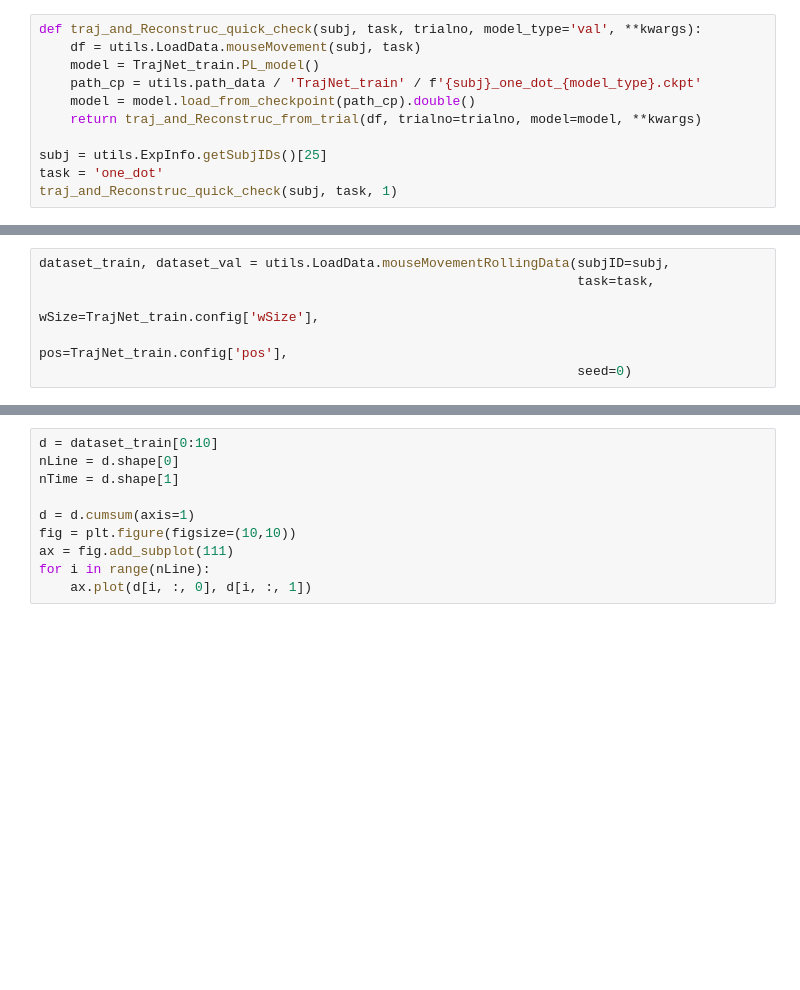
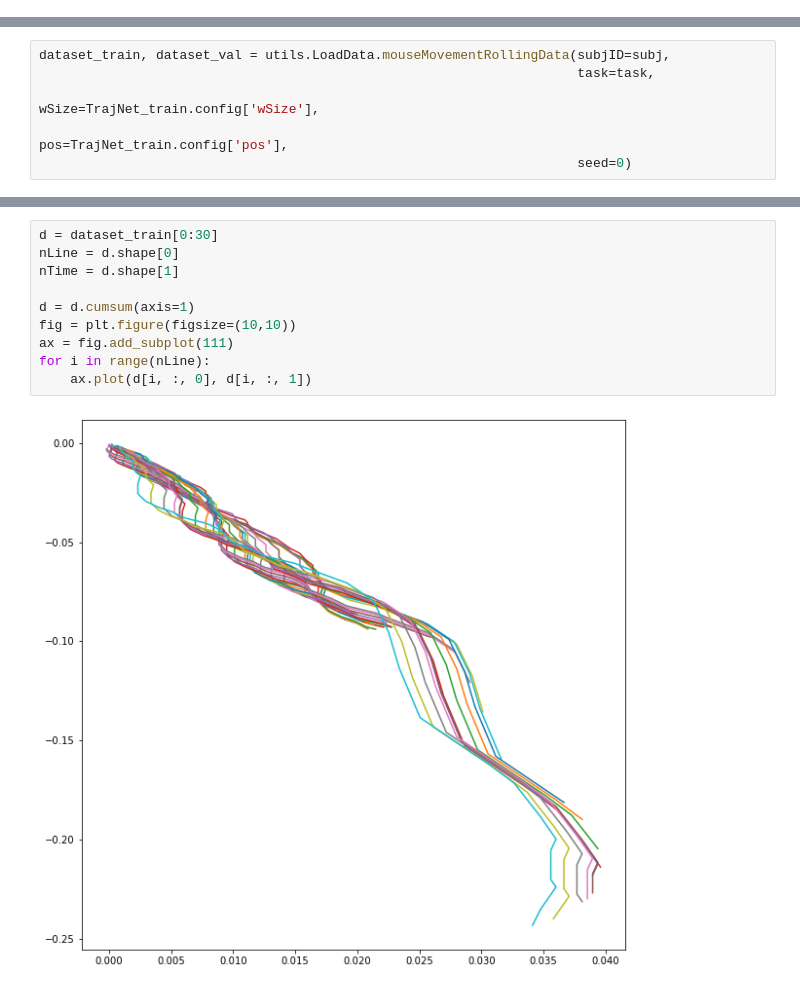
Before and after one commit to acercyc/Keio-Testing_analysis, a Jupyter notebook: src/test_TrajNet_val.ipynb, the cells around one changed output, grey strips where cells are left out. Cells and saved outputs as stored; diff of their text form; blank space fills up the shorter version.

```diff
--- a/src/test_TrajNet_val.ipynb
+++ b/src/test_TrajNet_val.ipynb
@@ -88,11 +15,0 @@ def traj_and_Reconstruc_from_trial(df, trialno, model, wSize=30, **kwargs):
-# %%
-def traj_and_Reconstruc_quick_check(subj, task, trialno, model_type='val', **kwargs):
-    df = utils.LoadData.mouseMovement(subj, task)
-    model = TrajNet_train.PL_model()
-    path_cp = utils.path_data / 'TrajNet_train' / f'{subj}_one_dot_{model_type}.ckpt'
-    model = model.load_from_checkpoint(path_cp).double()
-    return traj_and_Reconstruc_from_trial(df, trialno=trialno, model=model, **kwargs)
-
-subj = utils.ExpInfo.getSubjIDs()[25]
-task = 'one_dot'
-traj_and_Reconstruc_quick_check(subj, task, 1)
@@ -128,13 +52,15 @@ dataset_train, dataset_val = utils.LoadData.mouseMovementRollingData(subjID=subj
 # %%
-d = dataset_train[0:10]
+d = dataset_train[0:30]
 nLine = d.shape[0]
 nTime = d.shape[1]
 
 d = d.cumsum(axis=1)
 fig = plt.figure(figsize=(10,10))
 ax = fig.add_subplot(111)
 for i in range(nLine):
     ax.plot(d[i, :, 0], d[i, :, 1])
+# %% [output]
+[figure, added]
 # %%
 d = dataset_train[range(0, 1000, 100)]
 d = d.cumsum(axis=1)
```
Also changed, not shown: parts of 10 cells of this notebook, 10 other files.
